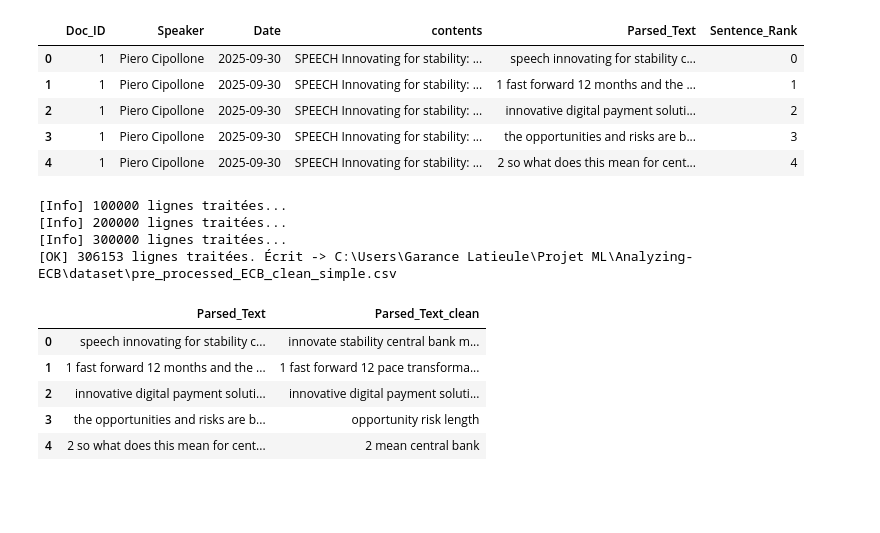
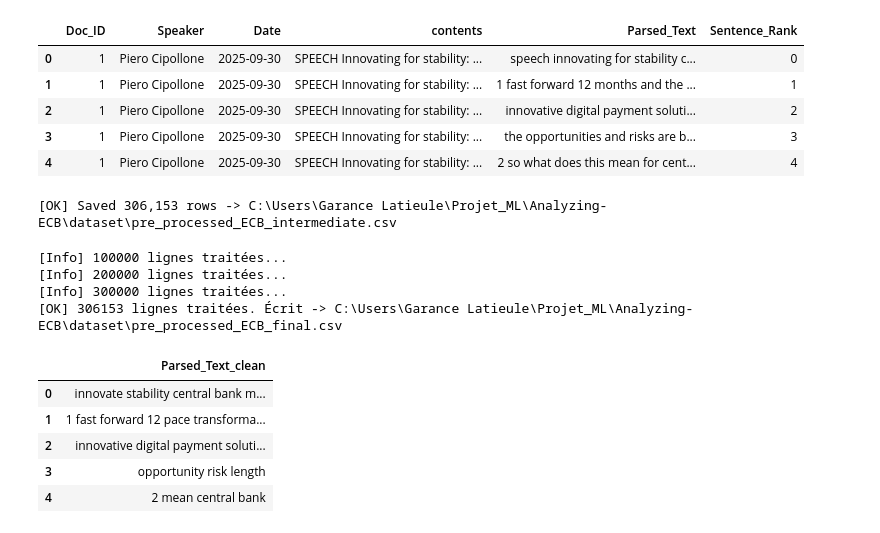
Before and after one commit to garance-lat/Analyzing-ECB, a Jupyter notebook: dataset/pre_process_ECB.ipynb, the cells around one changed output. Saved outputs shown, nothing was run; the diff lists cells and outputs as text; code cells hidden in the pictures; blank space fills up the shorter version.

```diff
--- a/dataset/pre_process_ECB.ipynb
+++ b/dataset/pre_process_ECB.ipynb
@@ -212,6 +214,16 @@ df.head()
 | 2 | 1 | Piero Cipollone | 2025-09-30 | SPEECH Innovating for stability: ... | innovative digital payment soluti... | 2 |
 | 3 | 1 | Piero Cipollone | 2025-09-30 | SPEECH Innovating for stability: ... | the opportunities and risks are b... | 3 |
 | 4 | 1 | Piero Cipollone | 2025-09-30 | SPEECH Innovating for stability: ... | 2 so what does this mean for cent... | 4 |
+# %%
+df = df.drop(columns=['contents'], errors='ignore')
+df.head()
+
+out_path = r"C:\Users\Garance Latieule\Projet_ML\Analyzing-ECB\dataset\pre_processed_ECB_intermediate.csv"
+df.to_csv(out_path, index=False, encoding="utf-8-sig")
+
+print(f"[OK] Saved {len(df):,} rows -> {out_path}")
+# %% [output]
+[OK] Saved 306,153 rows -> C:\Users\Garance Latieule\Projet_ML\Analyzing-ECB\dataset\pre_processed_ECB_intermediate.csv
 # %%
 # %% [markdown]
 # One-cell cleaner (stdlib only): stopwords + boilerplate + months/days + artifacts
@@ -258,8 +270,8 @@ import csv, re, sys
 from typing import Iterable, Set, Optional
 
 # ===================== 1) PARAMÈTRES À ADAPTER =====================
-IN_CSV  = r"C:\Users\Garance Latieule\Projet ML\Analyzing-ECB\dataset\pre_processed_ECB.csv"
-OUT_CSV = r"C:\Users\Garance Latieule\Projet ML\Analyzing-ECB\dataset\pre_processed_ECB_clean_simple.csv"
+IN_CSV  = r"C:\Users\Garance Latieule\Projet_ML\Analyzing-ECB\dataset\pre_processed_ECB_intermediate.csv"
+OUT_CSV = r"C:\Users\Garance Latieule\Projet_ML\Analyzing-ECB\dataset\pre_processed_ECB_final.csv"
 TEXT_COL = "Parsed_Text"      # colonne texte; None = auto-détection (Parsed_Text/contents/text/sentence)
 NEW_COL  = "Parsed_Text_clean"
 KEEP_NUMBERS = True           # garder les nombres (2, 2027, t2s…)
@@ -416,13 +428,12 @@ BASE_STOP = {
 }
 
 
-FINAL_STOP: Set[str] = (BASE_STOP)
+FINAL_STOP: Set[str] = BASE_STOP
 
-# ===================== 3) FONCTIONS DE NETTOYAGE =====================
-TOKEN_RE = re.compile(r"[a-z0-9]+")  # garde chiffres; mettre r"[a-z]+" pour les supprimer
+# ===================== 3) NETTOYAGE =====================
+TOKEN_RE = re.compile(r"[a-z0-9]+")
 
-def simple_lemma(word: str) -> str:
-    w = word
+def simple_lemma(w: str) -> str:
     if len(w) <= 3: return w
     if w.endswith("ing") and len(w) > 5:
         base = w[:-3]
@@ -440,9 +451,8 @@ def simple_lemma(word: str) -> str:
     if w.endswith("s") and len(w) > 3 and not w.endswith("ss"): return w[:-1]
     return w
 
-def clean_sentence(text: str, stopset: Set[str] = FINAL_STOP, keep_numbers: bool = True, use_lemma: bool = True) -> str:
-    if not isinstance(text, str):
-        text = "" if text is None else str(text)
+def clean_sentence(text: str, stopset: Set[str]=FINAL_STOP, keep_numbers: bool=True, use_lemma: bool=True) -> str:
+    if not isinstance(text, str): text = "" if text is None else str(text)
     toks = TOKEN_RE.findall(text.lower())
     if not keep_numbers: toks = [t for t in toks if not t.isdigit()]
     toks = [t for t in toks if t not in stopset]
@@ -450,58 +460,60 @@ def clean_sentence(text: str, stopset: Set[str] = FINAL_STOP, keep_numbers: bool
     toks = [t for t in toks if t]
     return " ".join(toks)
 
-def process_csv(in_csv: str, out_csv: str, text_col: Optional[str] = "Parsed_Text", new_col: str = "Parsed_Text_clean",
-                keep_numbers: bool = True, use_lemma: bool = True) -> int:
+def process_csv(in_csv: str, out_csv: str, text_col: Optional[str]="Parsed_Text", new_col: str="Parsed_Text_clean",
+                keep_numbers: bool=True, use_lemma: bool=True) -> int:
     """
-    Stream le CSV, ajoute new_col, écrit out_csv. Retourne le nombre de lignes traitées.
+    Lit in_csv, crée new_col, et ÉCRIT out_csv SANS la colonne text_col (Parsed_Text).
     """
     n = 0
     with open(in_csv, "r", newline="", encoding="utf-8") as fin:
         reader = csv.DictReader(fin)
-        fields = list(reader.fieldnames) if reader.fieldnames else []
-        if not fields:
-            print("[Erreur] CSV sans en-tête."); return 0
+        fields = list(reader.fieldnames or [])
+        if not fields: print("[Erreur] CSV sans en-tête."); return 0
         if text_col is None or text_col not in fields:
             for cand in ("Parsed_Text","contents","text","sentence"):
                 if cand in fields: text_col = cand; break
-        if text_col not in fields:
-            print(f"[Erreur] Colonne texte introuvable. Dispo: {fields}"); return 0
-        if new_col not in fields: fields.append(new_col)
+        if text_col not in fields: print(f"[Erreur] Colonne texte introuvable. Dispo: {fields}"); return 0
+
+        # --- schéma de sortie: on retire la colonne brute et on garde la nettoyée
+        fields_out = [f for f in fields if f != text_col]
+        if new_col not in fields_out: fields_out.append(new_col)
 
         with open(out_csv, "w", newline="", encoding="utf-8") as fout:
-            writer = csv.DictWriter(fout, fieldnames=fields)
+            writer = csv.DictWriter(fout, fieldnames=fields_out)
             writer.writeheader()
             for row in reader:
                 raw = row.get(text_col, "") or ""
                 row[new_col] = clean_sentence(raw, stopset=FINAL_STOP,
                                               keep_numbers=keep_numbers, use_lemma=use_lemma)
-                writer.writerow(row); n += 1
+                row.pop(text_col, None)            # <-- enlève Parsed_Text
+                writer.writerow(row)
+                n += 1
                 if n % 100000 == 0: print(f"[Info] {n} lignes traitées...")
     return n
 
 # ===================== 4) RUN =====================
 n_lines = process_csv(
-    IN_CSV, OUT_CSV,
-    text_col=TEXT_COL, new_col=NEW_COL,
+    IN_CSV, OUT_CSV, text_col=TEXT_COL, new_col=NEW_COL,
     keep_numbers=KEEP_NUMBERS, use_lemma=USE_LEMMA
 )
 print(f"[OK] {n_lines} lignes traitées. Écrit -> {OUT_CSV}")
 
-# (Option) petit aperçu des 5 premières lignes nettoyées (si ton CSV n'est pas énorme)
+# Aperçu (ne montre que la colonne nettoyée)
 try:
     import pandas as pd
     preview = pd.read_csv(OUT_CSV, nrows=5)
-    display(preview[[c for c in [TEXT_COL, NEW_COL] if c in preview.columns]])
+    display(preview[[NEW_COL]] if NEW_COL in preview.columns else preview.head())
 except Exception:
     pass
 # %% [output]
 [Info] 100000 lignes traitées...
 [Info] 200000 lignes traitées...
 [Info] 300000 lignes traitées...
-[OK] 306153 lignes traitées. Écrit -> C:\Users\Garance Latieule\Projet ML\Analyzing-ECB\dataset\pre_processed_ECB_clean_simple.csv
+[OK] 306153 lignes traitées. Écrit -> C:\Users\Garance Latieule\Projet_ML\Analyzing-ECB\dataset\pre_processed_ECB_final.csv
-|  | Parsed_Text | Parsed_Text_clean |
-| 0 | speech innovating for stability c... | innovate stability central bank m... |
-| 1 | 1 fast forward 12 months and the ... | 1 fast forward 12 pace transforma... |
-| 2 | innovative digital payment soluti... | innovative digital payment soluti... |
-| 3 | the opportunities and risks are b... | opportunity risk length |
-| 4 | 2 so what does this mean for cent... | 2 mean central bank |
+|  | Parsed_Text_clean |
+| 0 | innovate stability central bank m... |
+| 1 | 1 fast forward 12 pace transforma... |
+| 2 | innovative digital payment soluti... |
+| 3 | opportunity risk length |
+| 4 | 2 mean central bank |
```
Also changed, not shown: parts of 2 cells of this notebook, 3 other files.
